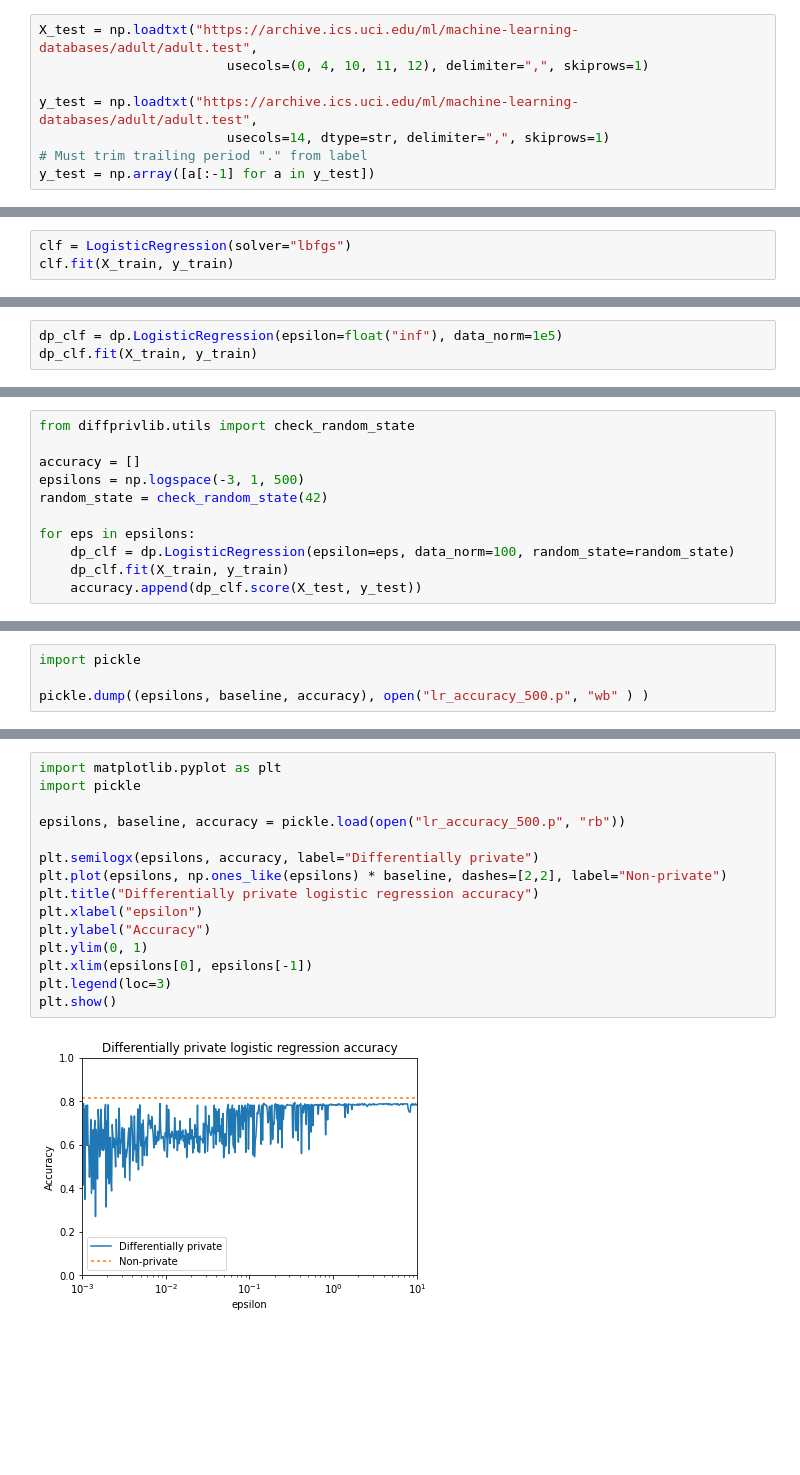
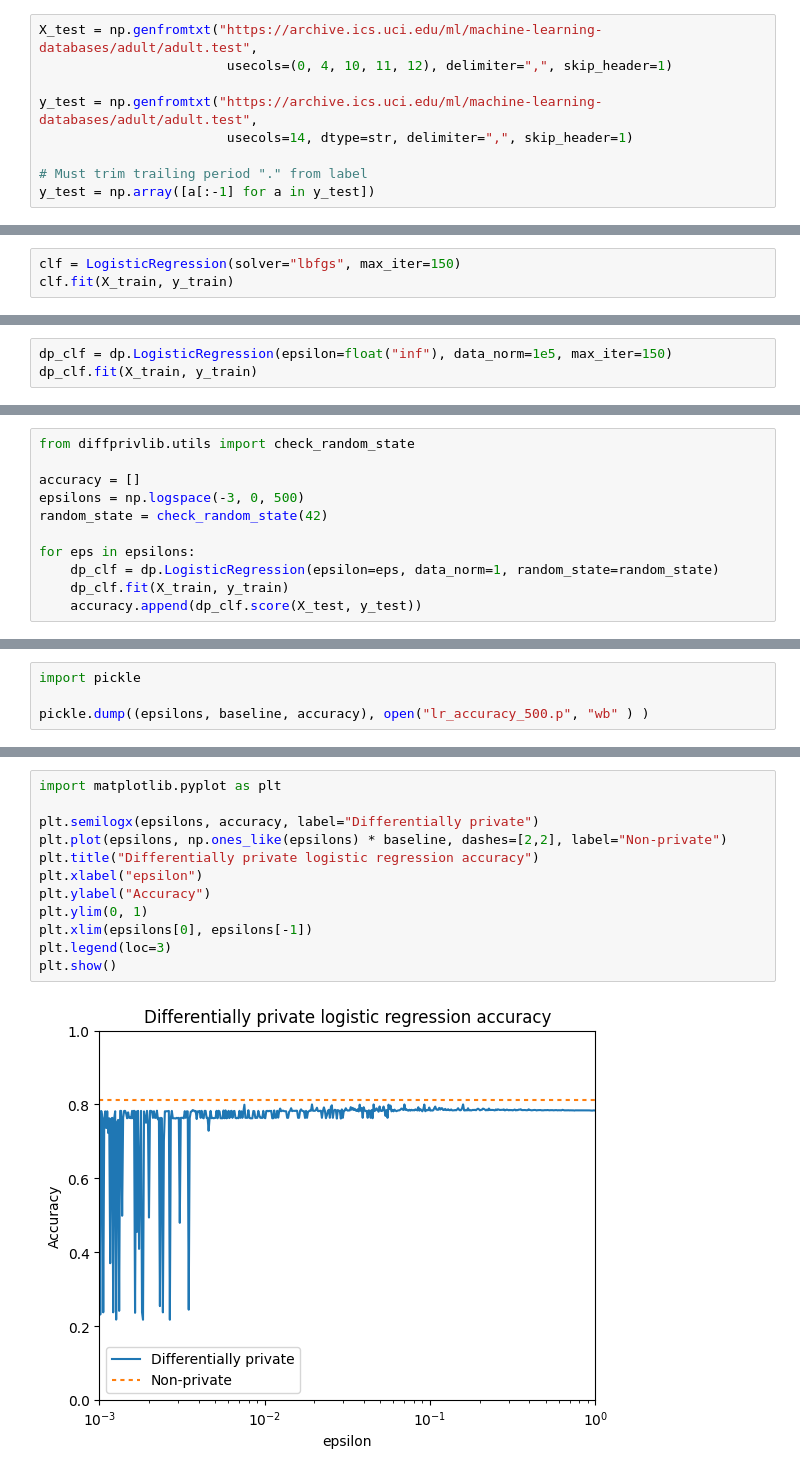
Before and after one commit to IBM/differential-privacy-library, a Jupyter notebook: notebooks/logistic_regression.ipynb, the cells around one changed output, grey strips where cells are left out. Drawn from its saved outputs; the diff is of its cells as text; blank space fills up the shorter version.

```diff
--- a/notebooks/logistic_regression.ipynb
+++ b/notebooks/logistic_regression.ipynb
@@ -19,11 +19,12 @@ array([' <=50K', ' >50K'], dtype='<U6')
 # %% [markdown]
 Let's also collect the test data from Adult to test our models once they're trained.
 # %%
-X_test = np.loadtxt("https://archive.ics.uci.edu/ml/machine-learning-databases/adult/adult.test",
-                        usecols=(0, 4, 10, 11, 12), delimiter=",", skiprows=1)
+X_test = np.genfromtxt("https://archive.ics.uci.edu/ml/machine-learning-databases/adult/adult.test",
+                        usecols=(0, 4, 10, 11, 12), delimiter=",", skip_header=1)
 
-y_test = np.loadtxt("https://archive.ics.uci.edu/ml/machine-learning-databases/adult/adult.test",
-                        usecols=14, dtype=str, delimiter=",", skiprows=1)
+y_test = np.genfromtxt("https://archive.ics.uci.edu/ml/machine-learning-databases/adult/adult.test",
+                        usecols=14, dtype=str, delimiter=",", skip_header=1)
+
 # Must trim trailing period "." from label
 y_test = np.array([a[:-1] for a in y_test])
 # %%
@@ -35,6 +36,6 @@ array([' <=50K', ' >50K'], dtype='<U6')
 # %% [markdown]
 To begin, let's first train a regular (non-private) logistic regression classifier, and test its accuracy.
 # %%
-clf = LogisticRegression(solver="lbfgs")
+clf = LogisticRegression(solver="lbfgs", max_iter=150)
 clf.fit(X_train, y_train)
 # %% [output]
@@ -66,7 +67,7 @@ Differentially private test accuracy (epsilon=1.00): 79.50%
 # %% [markdown]
 By setting `epsilon = float("inf")`, we can produce the same result as the non-private logistic regression classifer.
 # %%
-dp_clf = dp.LogisticRegression(epsilon=float("inf"), data_norm=1e5)
+dp_clf = dp.LogisticRegression(epsilon=float("inf"), data_norm=1e5, max_iter=150)
 dp_clf.fit(X_train, y_train)
 # %% [output]
 LogisticRegression(accountant=BudgetAccountant(spent_budget=[(1.0, 0), (inf, 0)]),
@@ -84,11 +85,11 @@ We can also visualise the tradeoff between accuracy and `epsilon` using `matplot
 from diffprivlib.utils import check_random_state
 
 accuracy = []
-epsilons = np.logspace(-3, 1, 500)
+epsilons = np.logspace(-3, 0, 500)
 random_state = check_random_state(42)
 
 for eps in epsilons:
-    dp_clf = dp.LogisticRegression(epsilon=eps, data_norm=100, random_state=random_state)
+    dp_clf = dp.LogisticRegression(epsilon=eps, data_norm=1, random_state=random_state)
     dp_clf.fit(X_train, y_train)
     accuracy.append(dp_clf.score(X_test, y_test))
 # %% [markdown]
@@ -102,17 +103,14 @@ Let's plot the results using `matplotlib`. The discontinuty observed near `epsil
 # %%
 import matplotlib.pyplot as plt
-import pickle
-
-epsilons, baseline, accuracy = pickle.load(open("lr_accuracy_500.p", "rb"))
 
 plt.semilogx(epsilons, accuracy, label="Differentially private")
 plt.plot(epsilons, np.ones_like(epsilons) * baseline, dashes=[2,2], label="Non-private")
 plt.title("Differentially private logistic regression accuracy")
 plt.xlabel("epsilon")
 plt.ylabel("Accuracy")
 plt.ylim(0, 1)
 plt.xlim(epsilons[0], epsilons[-1])
 plt.legend(loc=3)
 plt.show()
 # %% [output]
-[figure, old version]
+[figure, new version]
```
Also changed, not shown: parts of 7 cells of this notebook, 3 other files.
